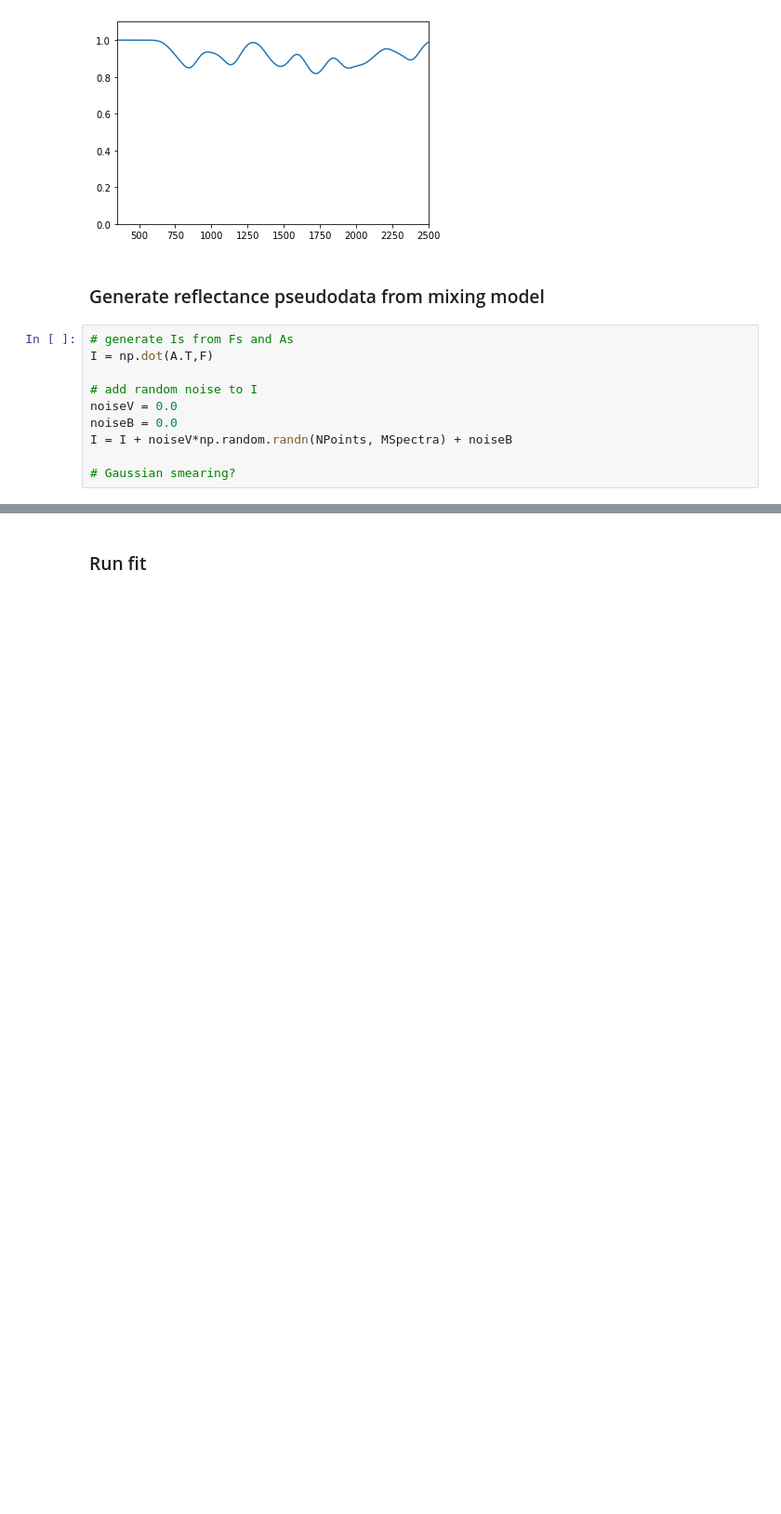
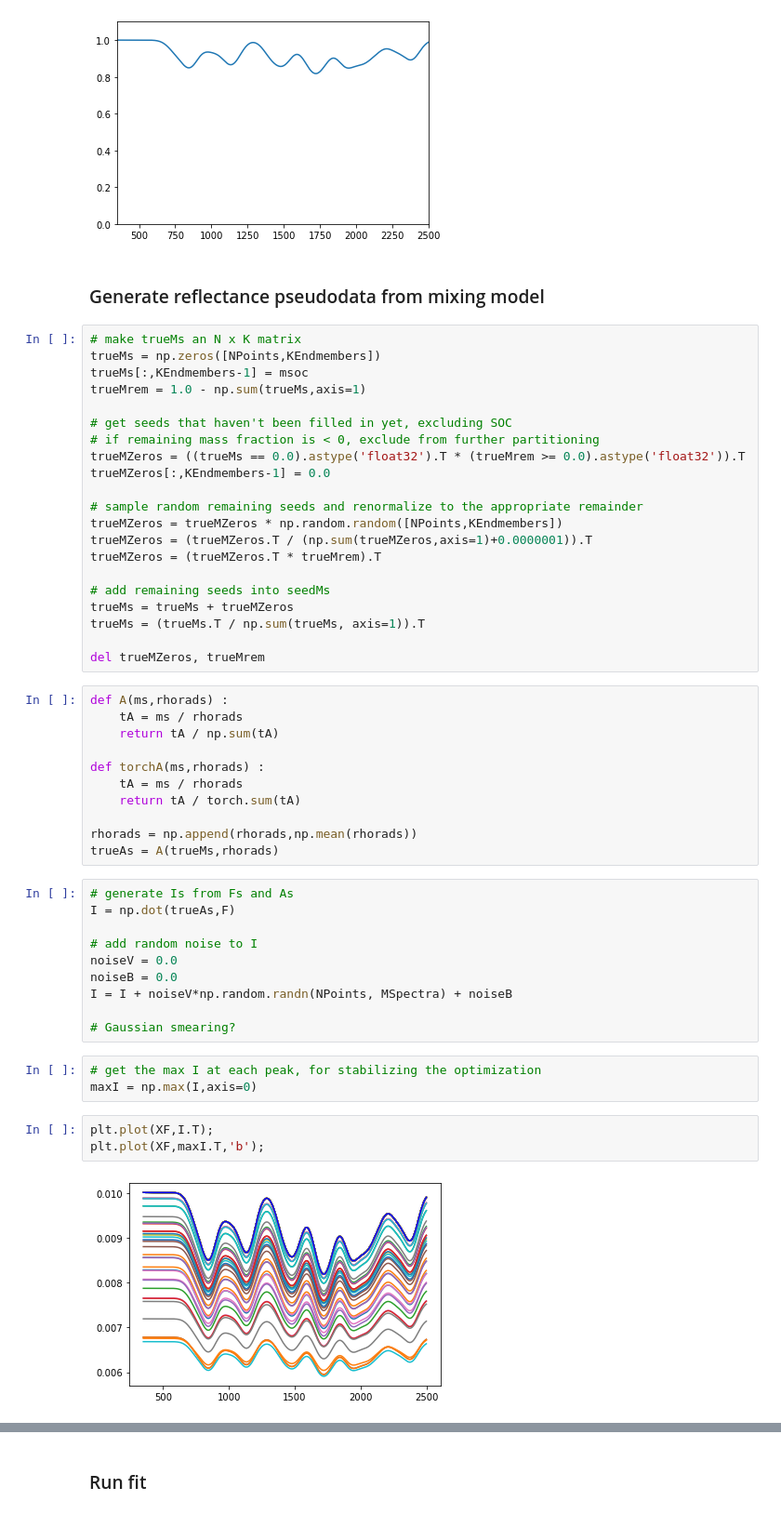
Before and after one commit to jmortan/RaCA-SOC-a-spectrum-analysis, a Jupyter notebook: RaCA-SOC-a/run-RaCA-SOC-a.ipynb, the cells around one changed output, grey strips where cells are left out. Shown: that part at 93% size. Cells and saved outputs as stored; diff of their text form; blank space fills up the shorter version.

Commit message:
Implement full seed construction and pseudodata fit for RaCA-SOC-a

```diff
--- a/RaCA-SOC-a/run-RaCA-SOC-a.ipynb
+++ b/RaCA-SOC-a/run-RaCA-SOC-a.ipynb
@@ -340,9 +315,41 @@ plt.ylim([0,1.1])
 [figure]
 # %% [markdown]
 ### Generate reflectance pseudodata from mixing model
+# %%
+# make trueMs an N x K matrix
+trueMs = np.zeros([NPoints,KEndmembers])
+trueMs[:,KEndmembers-1] = msoc
+trueMrem = 1.0 - np.sum(trueMs,axis=1)
+
+# get seeds that haven't been filled in yet, excluding SOC
+# if remaining mass fraction is < 0, exclude from further partitioning
+trueMZeros = ((trueMs == 0.0).astype('float32').T * (trueMrem >= 0.0).astype('float32')).T
+trueMZeros[:,KEndmembers-1] = 0.0
+
+# sample random remaining seeds and renormalize to the appropriate remainder
+trueMZeros = trueMZeros * np.random.random([NPoints,KEndmembers])
+trueMZeros = (trueMZeros.T / (np.sum(trueMZeros,axis=1)+0.0000001)).T
+trueMZeros = (trueMZeros.T * trueMrem).T
+
+# add remaining seeds into seedMs
+trueMs = trueMs + trueMZeros
+trueMs = (trueMs.T / np.sum(trueMs, axis=1)).T
+
+del trueMZeros, trueMrem
+# %%
+def A(ms,rhorads) :
+    tA = ms / rhorads
+    return tA / np.sum(tA)
+
+def torchA(ms,rhorads) :
+    tA = ms / rhorads
+    return tA / torch.sum(tA)
+
+rhorads = np.append(rhorads,np.mean(rhorads))
+trueAs = A(trueMs,rhorads)
 # %%
 # generate Is from Fs and As
-I = np.dot(A.T,F)
+I = np.dot(trueAs,F)
 
 # add random noise to I
 noiseV = 0.0
@@ -350,5 +357,13 @@ noiseB = 0.0
 I = I + noiseV*np.random.randn(NPoints, MSpectra) + noiseB
 
 # Gaussian smearing?
+# %%
+# get the max I at each peak, for stabilizing the optimization
+maxI = np.max(I,axis=0)
+# %%
+plt.plot(XF,I.T);
+plt.plot(XF,maxI.T,'b');
+# %% [output]
+[figure, added]
 # %%
 # seed data: A[1:,:] and initial F's
```
Also changed, not shown: parts of 9 cells of this notebook, 2 other files.
